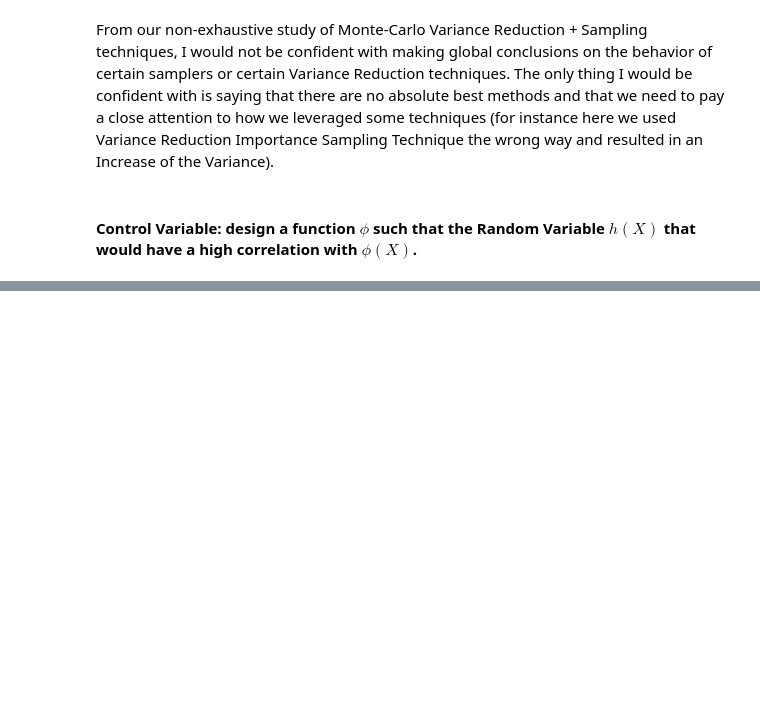
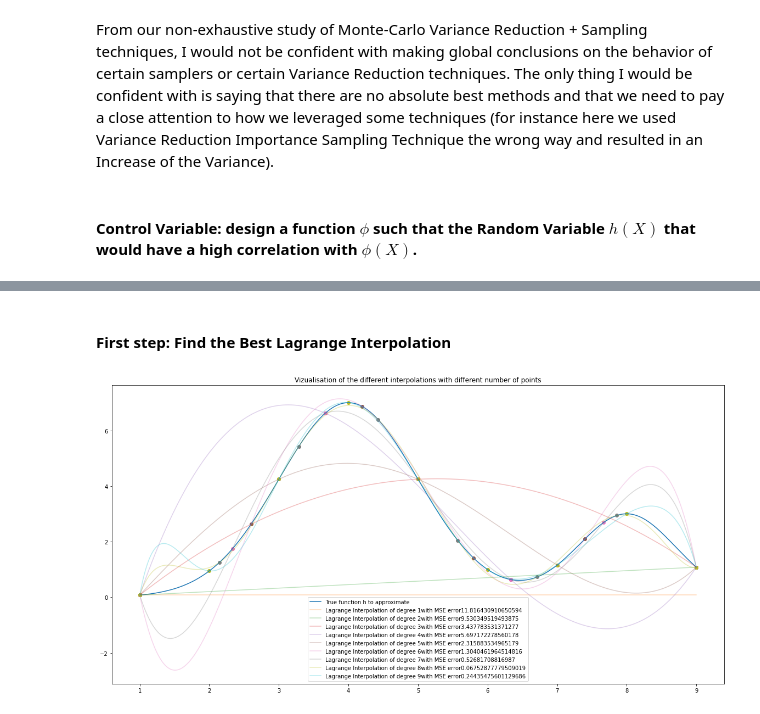
Before and after one commit to DavidAssaraf106/AM207, a Jupyter notebook: homework/HW3/AM207_HW3.ipynb, the cells around one changed output, grey strips where cells are left out. Saved outputs shown, nothing was run; the diff lists cells and outputs as text; code cells hidden in the pictures; blank space fills up the shorter version.

```diff
--- a/homework/HW3/AM207_HW3.ipynb
+++ b/homework/HW3/AM207_HW3.ipynb
@@ -657,0 +697,2 @@ From my intuition and what we have seen during Lectures, in order to effectively
+# %% [markdown]
+#### First step: Find the Best Lagrange Interpolation
@@ -657,0 +702,28 @@ From my intuition and what we have seen during Lectures, in order to effectively
+# %%
+def finding_optimal_degree(h, plot=True):  #find the optimal Lagrangian Interpolator with degree between 0 and 20
+    number_of_points = np.arange(1, 10)
+    interval = np.linspace(1, 9, 1000)
+    true_values = [h(y) for y in interval]
+    if plot:
+        plt.figure(figsize = (20, 10))
+        plt.title('Vizualisation of the different interpolations with different number of points')
+        plt.plot(interval, true_values, label = 'True function h to approximate')
+    mse_errors = []
+    poly_coefficients = []
+    for nb_point in number_of_points:
+        points = np.linspace(1, 9, nb_point)
+        points_to_interpolate = [h(point) for point in points]
+        coefficients = lagrange(points, points_to_interpolate)
+        poly_coefficients.append(coefficients)
+        approximation = [coefficients(y) for y in interval]
+        mse_error = mean_squared_error(approximation, true_values) #mean because the number of points is varying
+        mse_errors.append(mse_error)
+        if plot:
+            plt.scatter(points, points_to_interpolate)
+            plt.plot(interval, approximation, label = 'Lagrange Interpolation of degree '+ str(nb_point) + 'with MSE error' + str(mse_error), alpha = 0.3)
+            plt.legend()
+    return poly_coefficients[np.argmin(mse_errors)]
+# %%
+selected_lagrange = finding_optimal_degree(h)
+# %% [output]
+[figure, added]
```
Also changed, not shown: parts of 51 cells of this notebook.
